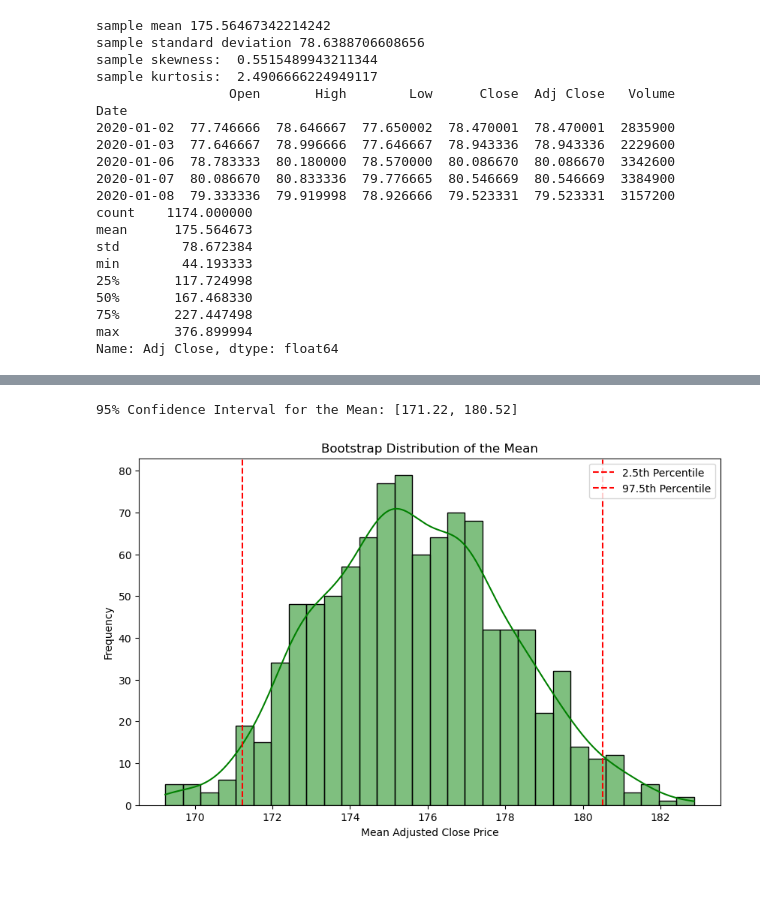
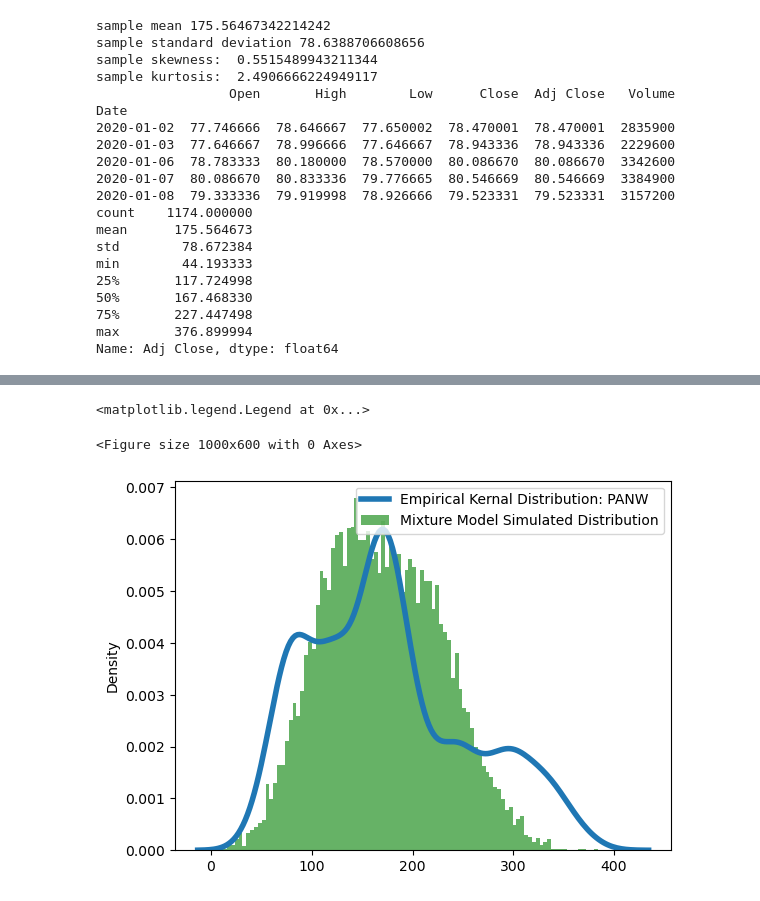
Before and after one commit to ZuiTaoNEU/datascience, a Jupyter notebook: assignment1.ipynb, the cells around one changed output, grey strips where cells are left out. Drawn from its saved outputs; the diff is of its cells as text; code cells hidden in the pictures; blank space fills up the shorter version.

```diff
--- a/assignment1.ipynb
+++ b/assignment1.ipynb
@@ -185,28 +159,30 @@ This will become an error in seaborn v0.14.0; please update your code.
-# %%
-# Number of bootstrap samples
-n_bootstraps = 1000
-bootstrap_means = []
-
-# Perform bootstrap
-for _ in range(n_bootstraps):
-    sample = resample(adj_close, replace=True, n_samples=len(adj_close))
-    bootstrap_means.append(sample.mean())
-
-# Calculate 95% confidence interval
-conf_int = np.percentile(bootstrap_means, [2.5, 97.5])
-
-print(f"95% Confidence Interval for the Mean: [{conf_int[0]:.2f}, {conf_int[1]:.2f}]")
-
-# Plot the bootstrap distribution
-plt.figure(figsize=(10,6))
-sns.histplot(bootstrap_means, bins=30, kde=True, color='green')
-plt.axvline(conf_int[0], color='red', linestyle='--', label='2.5th Percentile')
-plt.axvline(conf_int[1], color='red', linestyle='--', label='97.5th Percentile')
-plt.title('Bootstrap Distribution of the Mean')
-plt.xlabel('Mean Adjusted Close Price')
-plt.ylabel('Frequency')
-plt.legend()
-plt.show()
-# %% [output]
-95% Confidence Interval for the Mean: [171.22, 180.52]
-[figure, removed]
+# %%
+
+# Given parameters
+mu_1 = 130
+sigma1 = 40
+mu_2 = 210
+sigma2 = 45
+p = 0.5
+T = 10000
+
+# Generate the data for r
+r = np.zeros(T)
+for t in range(T):
+    eps1 = np.random.normal(0,1,1)
+    eps2 = np.random.normal(0,1,1)
+    r1 = mu_1 + sigma1 * eps1
+    r2 = mu_2 + sigma2 * eps2
+    u = np.random.uniform(0,1,1)
+    r[t] = r1*(u <= p)+r2*(u > p)
+
+# Plotting the histogram of r
+plt.figure(figsize=(10,6))
+fig, ax = plt.subplots()
+sns.kdeplot(data=adj_close, linewidth=4)
+plt.hist(r, bins=100, density=True, alpha=0.6, color='green', label="Histogram")
+ax.legend([f'Empirical Kernal Distribution: {stock_symbol}', 'Mixture Model Simulated Distribution'])
+# %% [output]
+<matplotlib.legend.Legend at 0x...>
+<Figure size 1000x600 with 0 Axes>
+[figure, added]
```
Also changed, not shown: parts of 5 cells of this notebook.
